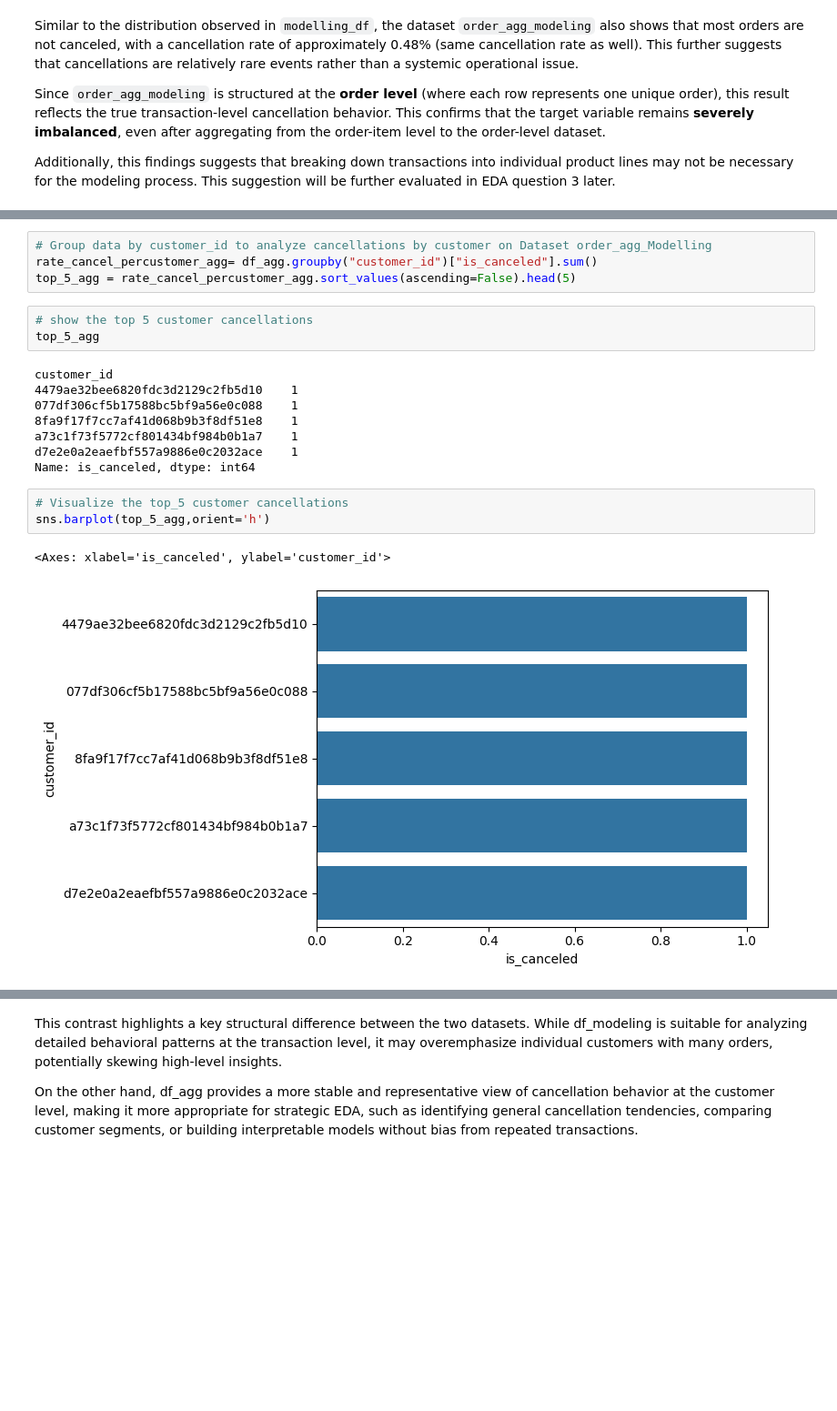
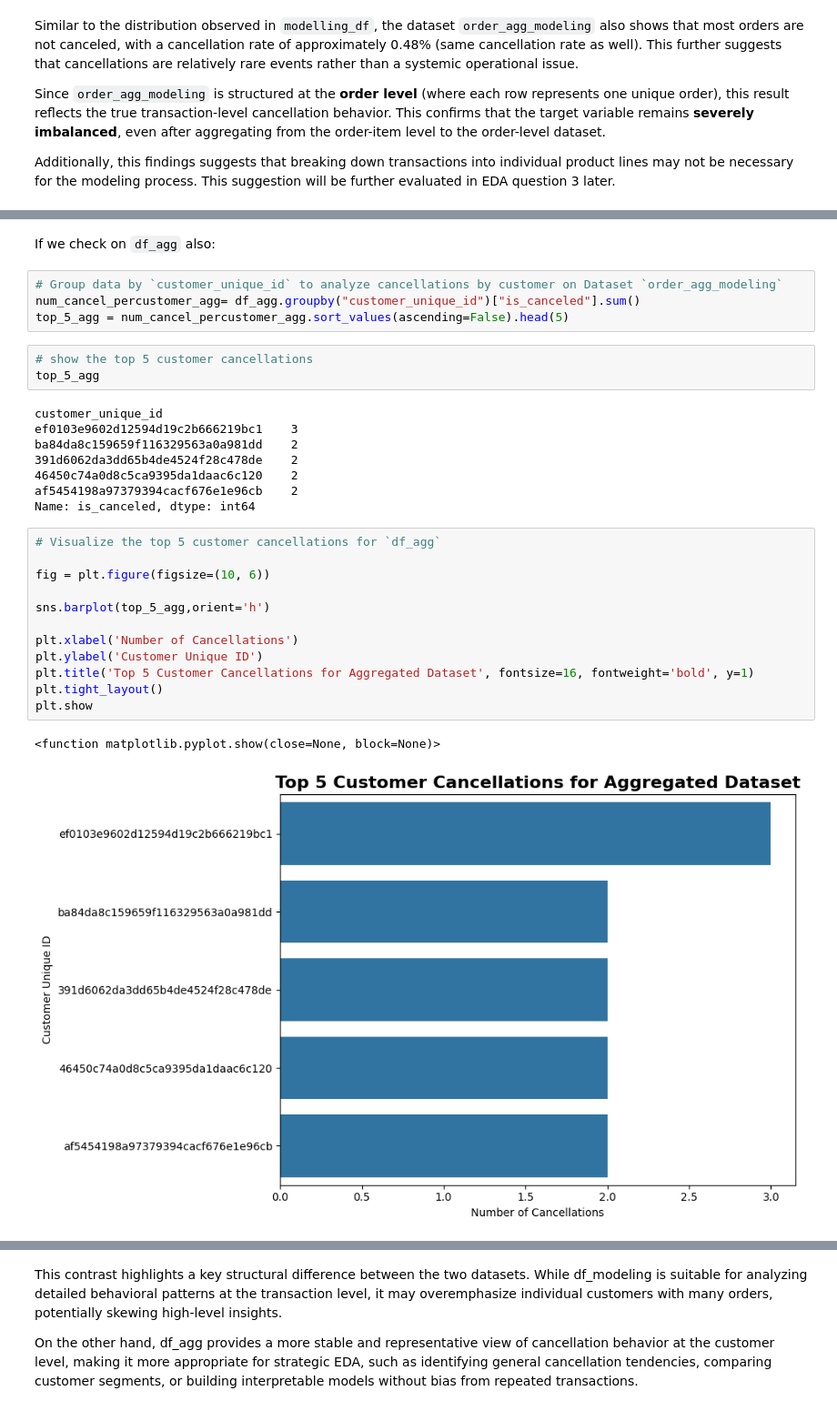
Before and after one commit to FTDS-assignment-bay/p2-final-project-ftds-051-rmt-group-001, a Jupyter notebook: EDA/EDA ver_1.ipynb, the cells around one changed output, grey strips where cells are left out. Shown at 91% size. Drawn from its saved outputs; the diff is of its cells as text; blank space fills up the shorter version.

```diff
--- a/EDA/EDA ver_1.ipynb
+++ b/EDA/EDA ver_1.ipynb
@@ -627,22 +774,33 @@ Based on dataset `modelling_df`, show that order cancellations are not evenly di
+# %% [markdown]
+If we check on `df_agg` also:
 # %%
-# Group data by customer_id to analyze cancellations by customer on Dataset order_agg_Modelling
-rate_cancel_percustomer_agg= df_agg.groupby("customer_id")["is_canceled"].sum()
-top_5_agg = rate_cancel_percustomer_agg.sort_values(ascending=False).head(5)
+# Group data by `customer_unique_id` to analyze cancellations by customer on Dataset `order_agg_modeling`
+num_cancel_percustomer_agg= df_agg.groupby("customer_unique_id")["is_canceled"].sum()
+top_5_agg = num_cancel_percustomer_agg.sort_values(ascending=False).head(5)
 # %%
 # show the top 5 customer cancellations
 top_5_agg
 # %% [output]
-customer_id
-4479ae32bee6820fdc3d2129c2fb5d10    1
-077df306cf5b17588bc5bf9a56e0c088    1
-8fa9f17f7cc7af41d068b9b3f8df51e8    1
-a73c1f73f5772cf801434bf984b0b1a7    1
-d7e2e0a2eaefbf557a9886e0c2032ace    1
+customer_unique_id
+ef0103e9602d12594d19c2b666219bc1    3
+ba84da8c159659f116329563a0a981dd    2
+391d6062da3dd65b4de4524f28c478de    2
+46450c74a0d8c5ca9395da1daac6c120    2
+af5454198a97379394cacf676e1e96cb    2
 Name: is_canceled, dtype: int64
 # %%
-# Visualize the top_5 customer cancellations
+# Visualize the top 5 customer cancellations for `df_agg`
+
+fig = plt.figure(figsize=(10, 6))
+
 sns.barplot(top_5_agg,orient='h')
+
+plt.xlabel('Number of Cancellations')
+plt.ylabel('Customer Unique ID')
+plt.title('Top 5 Customer Cancellations for Aggregated Dataset', fontsize=16, fontweight='bold', y=1)
+plt.tight_layout()
+plt.show
 # %% [output]
-<Axes: xlabel='is_canceled', ylabel='customer_id'>
+<function matplotlib.pyplot.show(close=None, block=None)>
-[figure, old version]
+[figure, new version]
 # %% [markdown]
```
Also changed, not shown: parts of 51 cells of this notebook.
